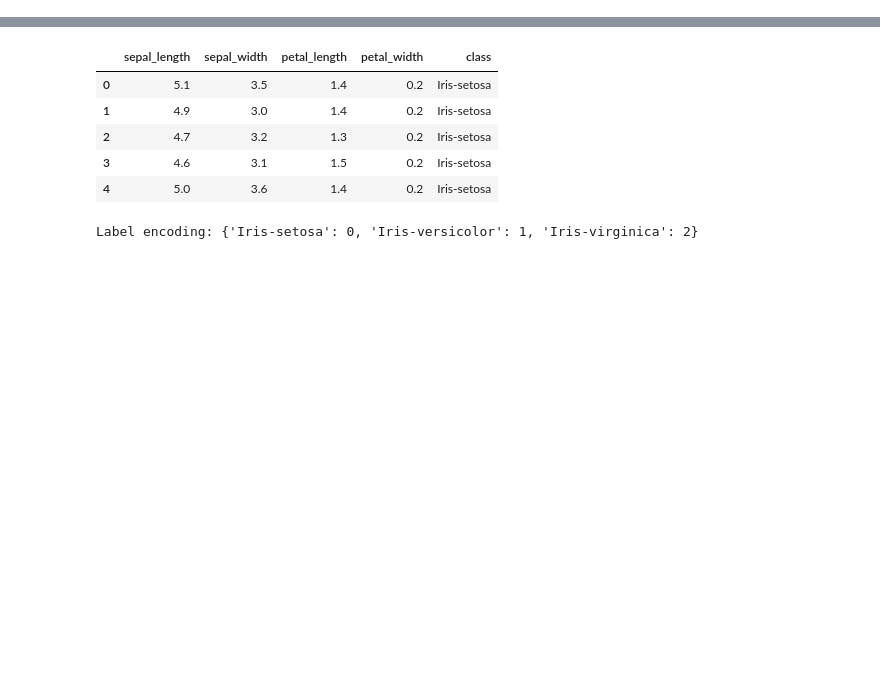
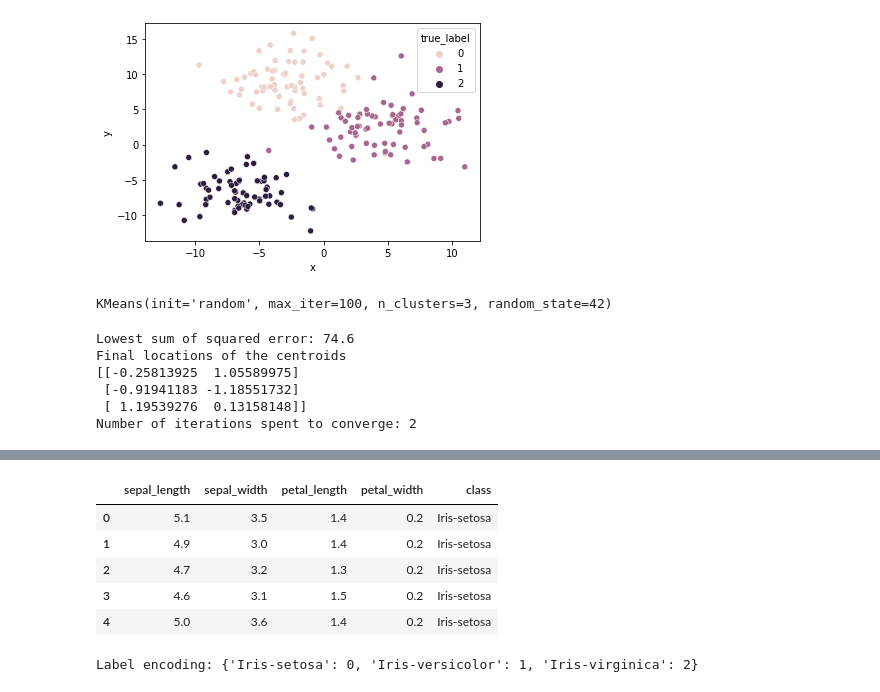
Before and after one commit to yukikitayama/machine-learning, a Jupyter notebook: unsupervised-learning/k_means_clustering.ipynb, the cells around one changed output, grey strips where cells are left out. Saved outputs shown, nothing was run; the diff lists cells and outputs as text; code cells hidden in the pictures; blank space fills up the shorter version.

```diff
--- a/unsupervised-learning/k_means_clustering.ipynb
+++ b/unsupervised-learning/k_means_clustering.ipynb
@@ -7,4 +12,14 @@ data_01 = '../data/iris.data'
 COLUMNS = [
     'sepal_length', 'sepal_width', 'petal_length', 'petal_width', 'class'
 ]
-RANDOM_STATE = 0
+RANDOM_STATE = 42
+# %%
+features, true_labels = make_blobs(
+    n_samples=200,
+    centers=3,
+    cluster_std=2.75,
+    random_state=RANDOM_STATE
+)
+# %%
+df = pd.DataFrame(features, columns=['x', 'y'])
+df['true_label'] = true_labels
@@ -10,0 +44,10 @@ RANDOM_STATE = 0
+# %%
+sns.scatterplot(
+    x='x',
+    y='y',
+    hue='true_label',
+    data=df
+)
+plt.show()
+# %% [output]
+[figure, added]
@@ -10,0 +65,16 @@ RANDOM_STATE = 0
+# %%
+kmeans.fit(scaled_features)
+# %% [output]
+KMeans(init='random', max_iter=100, n_clusters=3, random_state=42)
+# %%
+print(f'Lowest sum of squared error: {kmeans.inertia_:.1f}')
+print('Final locations of the centroids')
+print(kmeans.cluster_centers_)
+print(f'Number of iterations spent to converge: {kmeans.n_iter_}')
+# %% [output]
+Lowest sum of squared error: 74.6
+Final locations of the centroids
+[[-0.25813925  1.05589975]
+ [-0.91941183 -1.18551732]
+ [ 1.19539276  0.13158148]]
+Number of iterations spent to converge: 2
```
Also changed, not shown: parts of 11 cells of this notebook, 1 other file.
